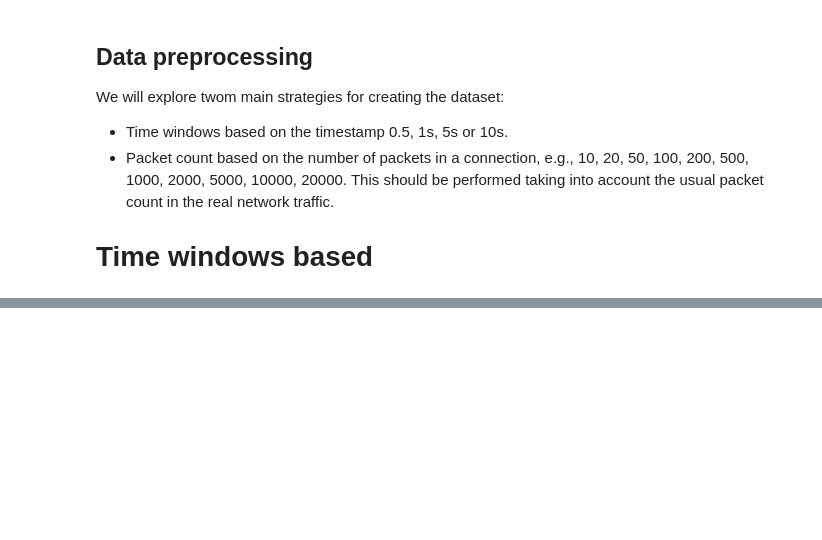
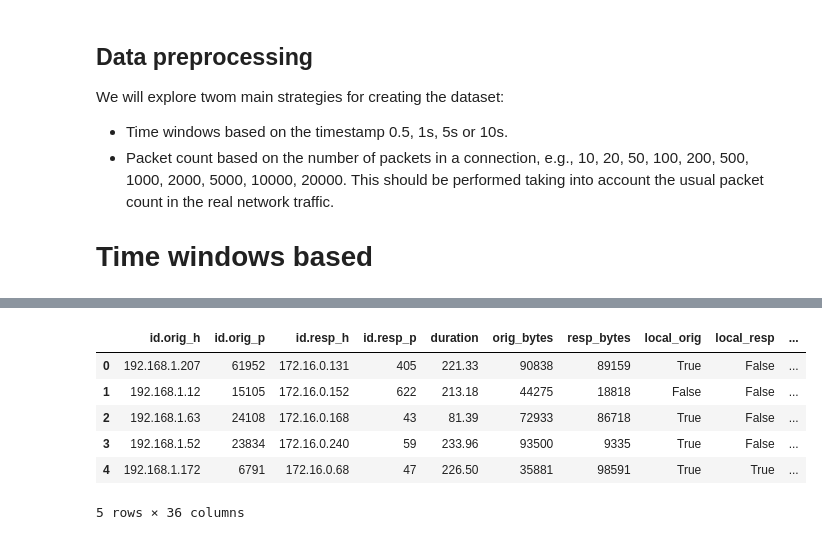
Before and after one commit to ErFosi/PBL_IDS, a Jupyter notebook: preprocess.ipynb, the cells around one changed output, grey strips where cells are left out. Drawn from its saved outputs; the diff is of its cells as text; code cells hidden in the pictures; blank space fills up the shorter version.

```diff
--- a/preprocess.ipynb
+++ b/preprocess.ipynb
@@ -63,13 +64,8 @@ We will explore twom main strategies for creating the dataset:
 - Packet count based on the number of packets in a connection, e.g., 10, 20, 50, 100, 200, 500, 1000, 2000, 5000, 10000, 20000. This should be performed taking into account the usual packet count in the real network traffic.
 
 # Time windows based
-# %%
-# Convert the ts to datetime
-
-data['ts'] = pd.to_datetime(data['ts'])
-# Sort the data by the timestamp
-data = data.sort_values(by='ts')
 # %%
-# Create a new column with the time window
-data['time_window'] = data['ts'].dt.floor('s')
+# Convert the column to datetime and create one new column with the hour when the packet was received
+data['ts'] = pd.to_datetime(data['ts'])
+data['hour'] = data['ts'].dt.hour
 # %% [markdown]
@@ -77,0 +86,7 @@ In this
+# %%
+# Create a new column with the difference between the time of the packet and the previous packet, the first will be 0
+data['diff_ts_ms'] = data['ts'].diff().dt.total_seconds().fillna(0) * 1000
+
+# Convert to integer for delta in milliseconds
+data['diff_ts_ms'] = data['diff_ts_ms'].astype(int)
+data.head()
@@ -77,0 +101,26 @@ In this
+# %%
+# Now we will remove the time column
+
+encoder = OneHotEncoder( handle_unknown='ignore')
+
+data = data.drop(columns=['ts'])
+# Remove the uid column as it is only used for tracking the connection
+data = data.drop(columns=['uid'])
+#ips treated as categorical
+data['id.orig_h'] = data['id.orig_h'].astype('category')
+data['id.resp_h'] = data['id.resp_h'].astype('category')
+# one hot encoding for the folowing columns proto, service, conn_state, history
+data = pd.get_dummies(data, columns=['proto', 'service', 'conn_state', 'history'])
+# change T and F for true and false
+data['local_orig'] = data['local_orig'].replace({'T': True, 'F': False})
+data['local_resp'] = data['local_resp'].replace({'T': True, 'F': False})
+
+data.head()
+# %% [output]
+|  | id.orig_h | id.orig_p | id.resp_h | id.resp_p | duration | orig_bytes | resp_bytes | local_orig | local_resp | ... |
+| 0 | 192.168.1.207 | 61952 | 172.16.0.131 | 405 | 221.33 | 90838 | 89159 | True | False | ... |
+| 1 | 192.168.1.12 | 15105 | 172.16.0.152 | 622 | 213.18 | 44275 | 18818 | False | False | ... |
+| 2 | 192.168.1.63 | 24108 | 172.16.0.168 | 43 | 81.39 | 72933 | 86718 | True | False | ... |
+| 3 | 192.168.1.52 | 23834 | 172.16.0.240 | 59 | 233.96 | 93500 | 9335 | True | False | ... |
+| 4 | 192.168.1.172 | 6791 | 172.16.0.68 | 47 | 226.50 | 35881 | 98591 | True | True | ... |
+5 rows × 36 columns
```
Also changed, not shown: parts of 7 cells of this notebook, 2 other files.
